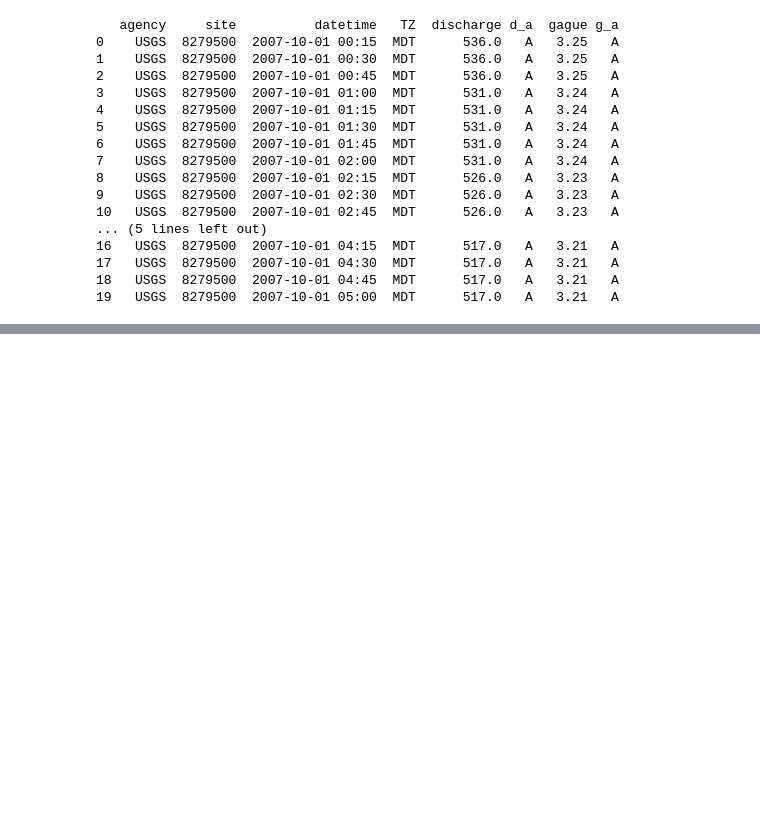
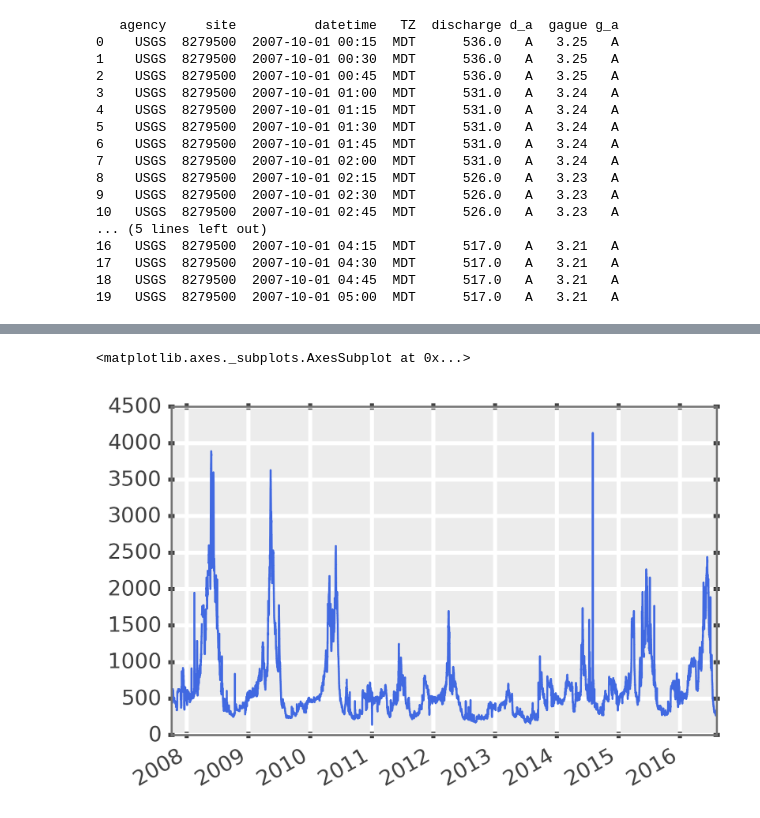
Before and after one commit to balarsen/pymc_learning, a Jupyter notebook: Stream/Embudo Streamflow.ipynb, the cells around one changed output, grey strips where cells are left out. Cells and saved outputs as stored; diff of their text form; code cells hidden in the pictures; blank space fills up the shorter version.

```diff
--- a/Stream/Embudo Streamflow.ipynb
+++ b/Stream/Embudo Streamflow.ipynb
@@ -44,0 +38,6 @@ dat['TZ'].shape
+# %%
+index = pd.DatetimeIndex(dat['datetime'] + " " + dat['TZ'], infer_datetime_format=True)
+dat.set_index(index, inplace=True)
+dat.drop('datetime', axis=1, inplace=True)
+dat.drop('TZ', axis=1, inplace=True)
+print(dat[:10])
@@ -44,0 +56,5 @@ dat['TZ'].shape
+# %%
+dat['discharge'].plot()
+# %% [output]
+<matplotlib.axes._subplots.AxesSubplot at 0x...>
+[figure, added]
```
Also changed, not shown: parts of 16 cells of this notebook, 2 other files.
